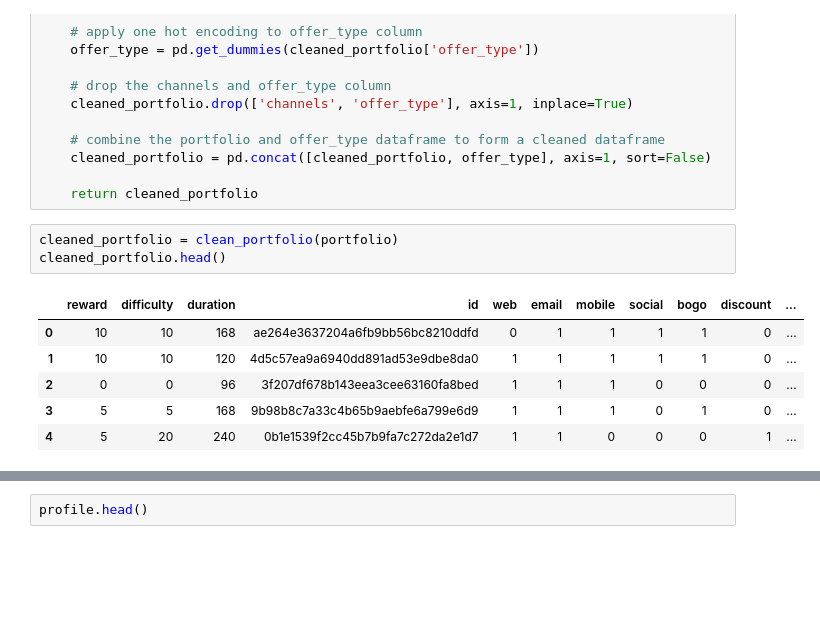
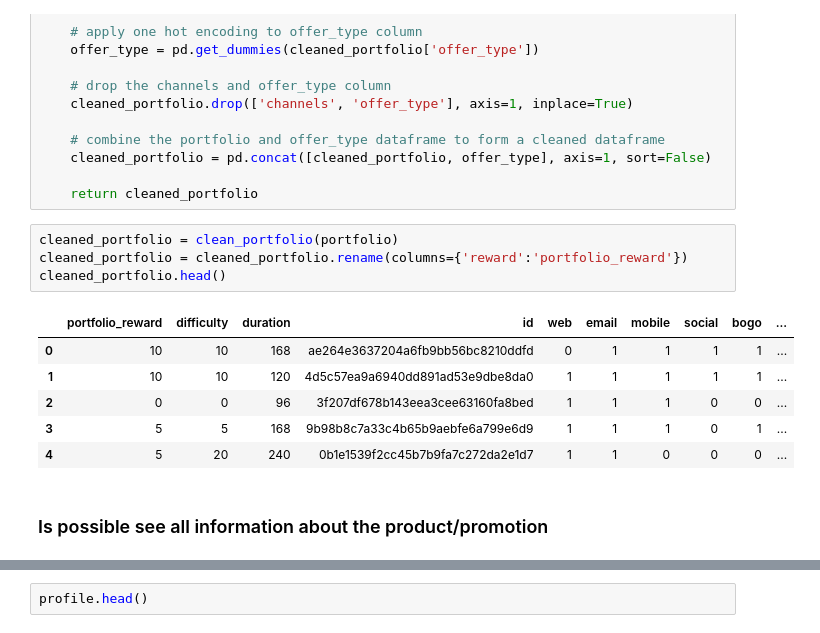
Before and after one commit to abndre/Starbucks-Capstone-Challenge, a Jupyter notebook: Starbucks_Capstone_notebook.ipynb, the cells around one changed output, grey strips where cells are left out. Cells and saved outputs as stored; diff of their text form; blank space fills up the shorter version.

```diff
--- a/Starbucks_Capstone_notebook.ipynb
+++ b/Starbucks_Capstone_notebook.ipynb
@@ -147,14 +177,17 @@ def clean_portfolio(portfolio):
     return cleaned_portfolio
 # %%
 cleaned_portfolio = clean_portfolio(portfolio)
+cleaned_portfolio = cleaned_portfolio.rename(columns={'reward':'portfolio_reward'})
 cleaned_portfolio.head()
 # %% [output]
-|  | reward | difficulty | duration | id | web | email | mobile | social | bogo | discount | ... |
-| 0 | 10 | 10 | 168 | ae264e3637204a6fb9bb56bc8210ddfd | 0 | 1 | 1 | 1 | 1 | 0 | ... |
-| 1 | 10 | 10 | 120 | 4d5c57ea9a6940dd891ad53e9dbe8da0 | 1 | 1 | 1 | 1 | 1 | 0 | ... |
-| 2 | 0 | 0 | 96 | 3f207df678b143eea3cee63160fa8bed | 1 | 1 | 1 | 0 | 0 | 0 | ... |
-| 3 | 5 | 5 | 168 | 9b98b8c7a33c4b65b9aebfe6a799e6d9 | 1 | 1 | 1 | 0 | 1 | 0 | ... |
-| 4 | 5 | 20 | 240 | 0b1e1539f2cc45b7b9fa7c272da2e1d7 | 1 | 1 | 0 | 0 | 0 | 1 | ... |
+|  | portfolio_reward | difficulty | duration | id | web | email | mobile | social | bogo | ... |
+| 0 | 10 | 10 | 168 | ae264e3637204a6fb9bb56bc8210ddfd | 0 | 1 | 1 | 1 | 1 | ... |
+| 1 | 10 | 10 | 120 | 4d5c57ea9a6940dd891ad53e9dbe8da0 | 1 | 1 | 1 | 1 | 1 | ... |
+| 2 | 0 | 0 | 96 | 3f207df678b143eea3cee63160fa8bed | 1 | 1 | 1 | 0 | 0 | ... |
+| 3 | 5 | 5 | 168 | 9b98b8c7a33c4b65b9aebfe6a799e6d9 | 1 | 1 | 1 | 0 | 1 | ... |
+| 4 | 5 | 20 | 240 | 0b1e1539f2cc45b7b9fa7c272da2e1d7 | 1 | 1 | 0 | 0 | 0 | ... |
+# %% [markdown]
+### Is possible see all information about the product/promotion
 # %%
 cleaned_portfolio.describe()
 # %% [output]
```
Also changed, not shown: parts of 67 cells of this notebook.
